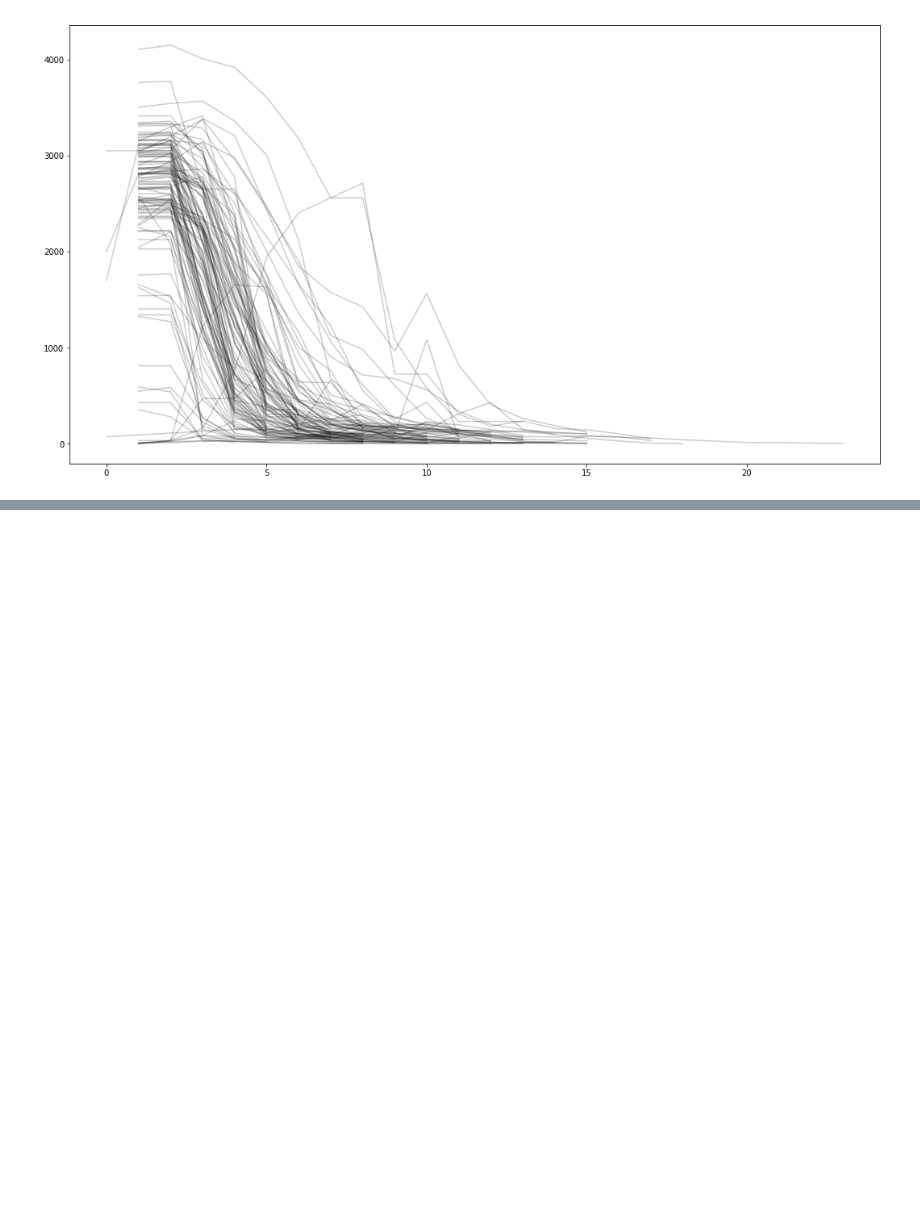
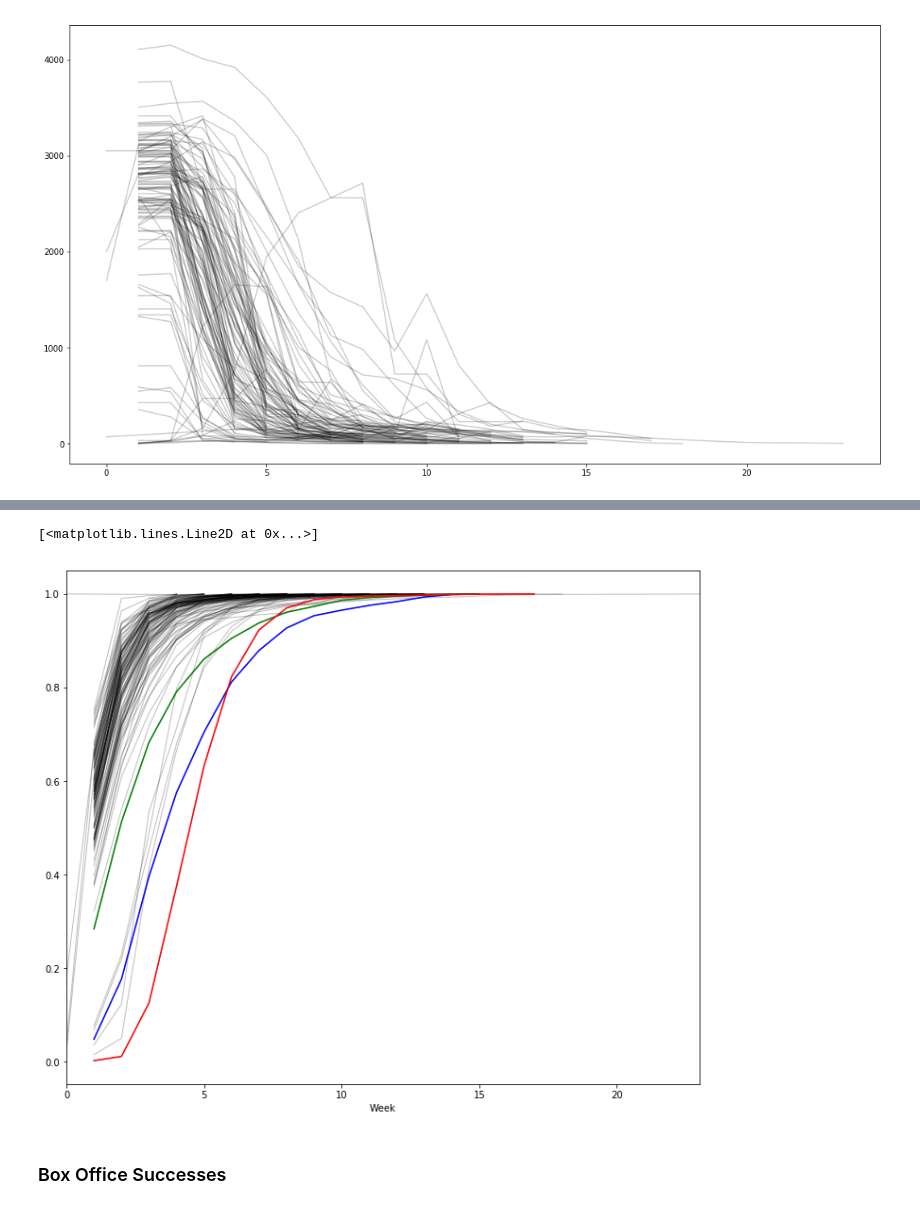
Before and after one commit to NapsterInBlue/Horror-Movies-Box-Office, a Jupyter notebook: Horror Box Office EDA.ipynb, the cells around one changed output, grey strips where cells are left out. Cells and saved outputs as stored; diff of their text form; code cells hidden in the pictures; blank space fills up the shorter version.

```diff
--- a/Horror Box Office EDA.ipynb
+++ b/Horror Box Office EDA.ipynb
@@ -84,0 +123,4 @@ for movie in allofit:
+# %%
+fn = lambda x: x.cumsum() / x.sum()
+
+superDf['pctOfTotal'] = gb['WeeklyGross'].apply(fn)
@@ -84,0 +139,18 @@ for movie in allofit:
+# %%
+gb = superDf.groupby('Movie')
+fig, ax = plt.subplots(figsize=(12, 10))
+a = gb.plot(x='Week', y='pctOfTotal', ax=ax, c='k', alpha=.25, linewidth=1)
+ax.get_legend().set_visible(False)
+
+
+babadook = superDf[superDf['Movie'] == 'The Babadook']
+ax.plot(babadook['Week'], babadook['pctOfTotal'], c='b')
+getout = superDf[superDf['Movie'] == 'Get Out']
+ax.plot(getout['Week'], getout['pctOfTotal'], c='g')
+paranormal = superDf[superDf['Movie'] == 'Paranormal Activity']
+ax.plot(paranormal['Week'], paranormal['pctOfTotal'], c='r')
+# %% [output]
+[<matplotlib.lines.Line2D at 0x...>]
+[figure, added]
+# %% [markdown]
+### Box Office Successes
```
Also changed, not shown: parts of 26 cells of this notebook.
